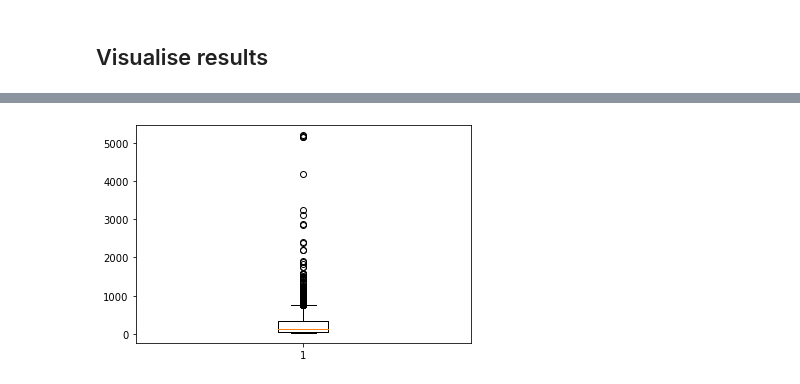
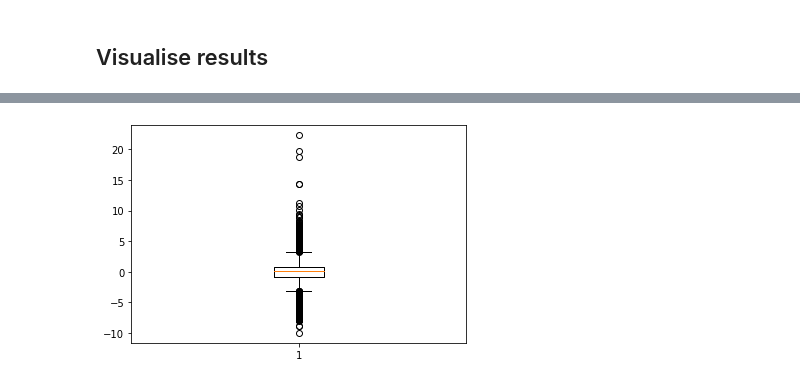
Before and after one commit to MagriLab/MD-CNN-AE, a Jupyter notebook: experiment-frequency.ipynb, the cells around one changed output, grey strips where cells are left out. Cells and saved outputs as stored; diff of their text form; code cells hidden in the pictures.

Commit message:
added visualisation for modes orthogonality

```diff
--- a/experiment-frequency.ipynb
+++ b/experiment-frequency.ipynb
@@ -362,18 +365,18 @@ plt.show()
 # %%
 # test orthogonality
 aemode1 = einsum('t y z u-> y z t u',np.squeeze(ae_modes[0,...]))
-aemode2 = einsum('t y z u-> y z t u',np.squeeze(ae_modes[0,...]))
+aemode2 = einsum('t y z u-> y z t u',np.squeeze(ae_modes[1,...]))
 aemode1 = np.vstack((aemode1[:,:,:,0],aemode1[:,:,:,1]))
 aemode2 = np.vstack((aemode2[:,:,:,0],aemode2[:,:,:,1]))
 aemode1 = np.reshape(aemode1,(-1,Ntrain))
 aemode2 = np.reshape(aemode2,(-1,Ntrain))
 modes_dot_product = np.diag(einsum('ij,ik',aemode1,aemode2))
-# np.savetxt("/home/ym917/Results/MD-CNN-AE/train-on-time-coefficient/no-regularisation/modes_dot_product.csv",modes_dot_product,delimiter=',')
+np.savetxt("/home/ym917/Documents/Results/train-on-time-coefficient/regularisation/modes_dot_product.csv",modes_dot_product,delimiter=',')
 plt.figure()
 plt.boxplot(modes_dot_product)
 plt.show()
 # %% [output]
-[figure, old version]
+[figure, new version]
 # %%
 c = []
 c.append(recons_data[:,:,:,0])
```
Also changed, not shown: parts of 5 cells of this notebook, 1 other file.
